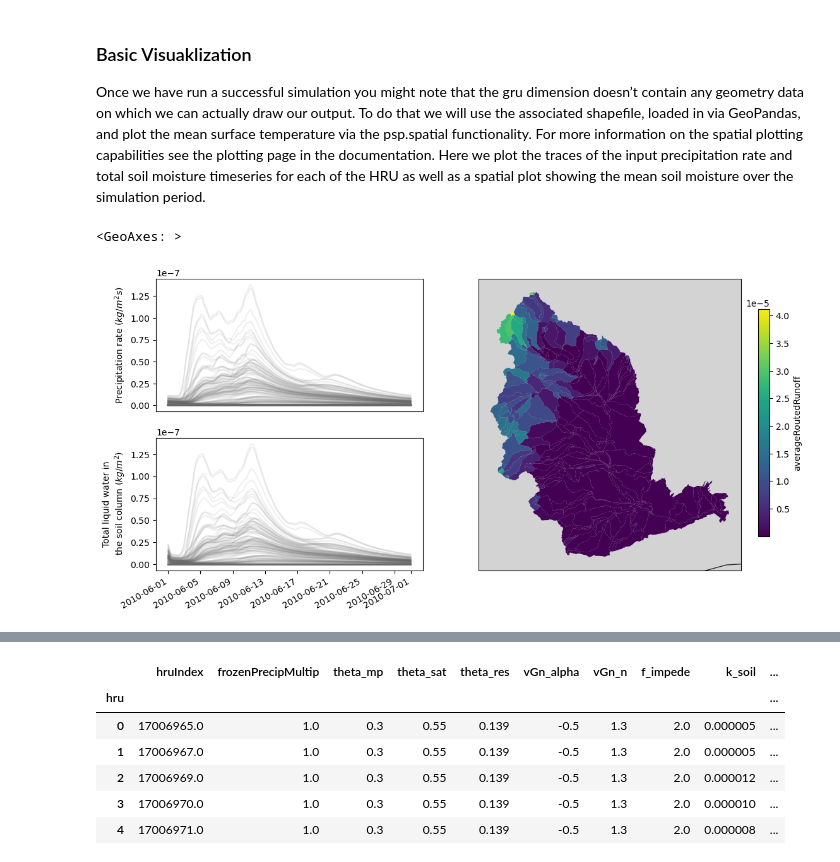
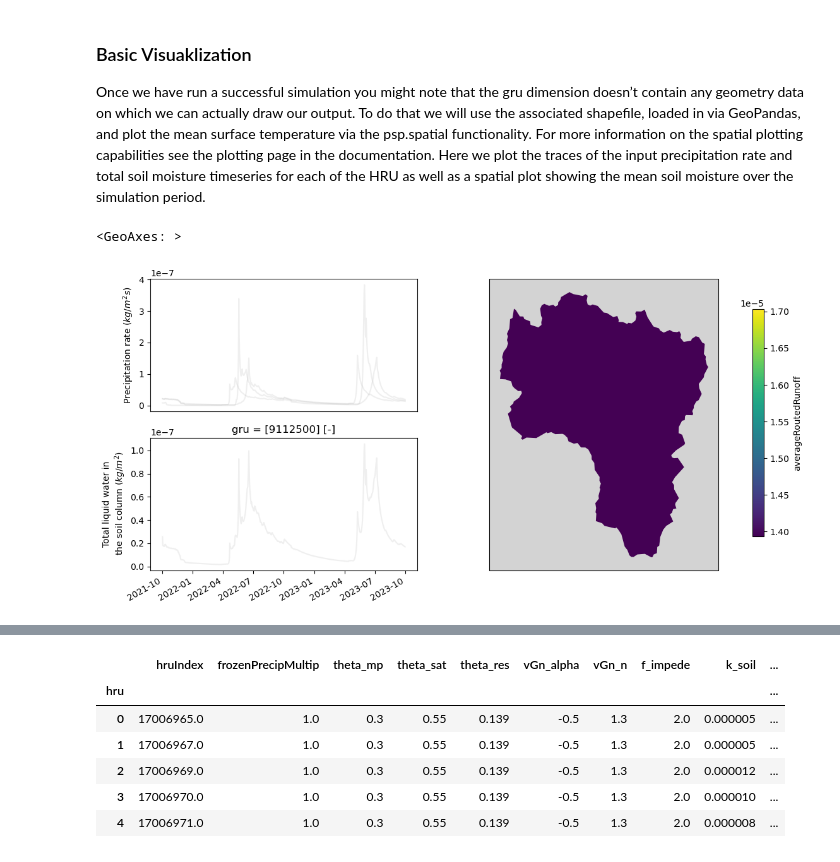
Before and after one commit to dlhogan97/mtn_hydro_pysumma, a Jupyter notebook: 6_model_runs/distributed_summa_tutorial.ipynb, the cells around one changed output, grey strips where cells are left out. Saved outputs shown, nothing was run; the diff lists cells and outputs as text; code cells hidden in the pictures.

Commit message:
working summa!!

```diff
--- a/6_model_runs/distributed_summa_tutorial.ipynb
+++ b/6_model_runs/distributed_summa_tutorial.ipynb
@@ -104,29 +49,33 @@ run1['scalarTotalRunoff'].where(run1['scalarTotalRunoff']<1e-5).sum(dim='hru').p
+# %%
+s_ds = s.merge_output()
 # %% [markdown]
 As with the Simulation and Ensemble objects we can simply call .run() to start the simulations running. If you are running this tutorial interactively, this may take a moment because of the limited compute capacity of the binder instance. We have included the %%time magic to time how long this cell takes to run locally. You might expect this to take up to roughly two times the amount of time on the binder instance than is reported in the documentation at pysumma.readthedocs.io. As with the Ensemble we can use the .summary() method once the runs are complete to ensure that they all exit with status Success.
 # %% [markdown]
 ### Basic Visuaklization
 
 Once we have run a successful simulation you might note that the gru dimension doesn’t contain any geometry data on which we can actually draw our output. To do that we will use the associated shapefile, loaded in via GeoPandas, and plot the mean surface temperature via the psp.spatial functionality. For more information on the spatial plotting capabilities see the plotting page in the documentation. Here we plot the traces of the input precipitation rate and total soil moisture timeseries for each of the HRU as well as a spatial plot showing the mean soil moisture over the simulation period.
+# %%
+s_ds = s_ds.sel(time=slice('2021-10-02', '2023-09-30'))
 # %%
-shapefile = './tutorial/data/yakima/shapefile/yakima.shp'
+shapefile = '/storage/dlhogan/summa_modeling_data/domain_EastRiver/shapefiles/catchment/EastRiver.shp'
 gdf = gpd.GeoDataFrame.from_file(shapefile)
 
 fig = plt.figure(figsize=(12, 6))
 gs = fig.add_gridspec(2, 2)
 
 ax1 = fig.add_subplot(gs[0, 0], )
-yakima_ds['scalarTotalRunoff'].plot.line(x='time', ax=ax1, add_legend=False, color='dimgrey', alpha=0.1)
+s_ds['scalarTotalRunoff'].plot.line(x='time', ax=ax1, add_legend=False, color='dimgrey', alpha=0.1)
 ax1.set_xlabel('')
 ax1.set_xticks([])
 ax1.set_ylabel('Precipitation rate ($kg / m^2 s$)')
 
 ax2 = fig.add_subplot(gs[1, 0], )
-yakima_ds['averageRoutedRunoff'].plot.line(x='time', ax=ax2, add_legend=False, color='dimgrey', alpha=0.1)
+s_ds['averageRoutedRunoff'].plot.line(x='time', ax=ax2, add_legend=False, color='dimgrey', alpha=0.1)
 ax2.set_ylabel('Total liquid water in\n the soil column ($kg/m^2$)')
 ax2.set_xlabel('')
 
 ax3 = fig.add_subplot(gs[:, 1], projection=ccrs.Mercator())
-psp.spatial(yakima_ds['averageRoutedRunoff'].sum(dim='time'), gdf, ax=ax3)
+psp.spatial(s_ds['averageRoutedRunoff'].sum(dim='time'), gdf, ax=ax3)
 # %% [output]
 <GeoAxes: >
-[figure, old version]
+[figure, new version]
```
Also changed, not shown: parts of 7 cells of this notebook, 2 other files.
